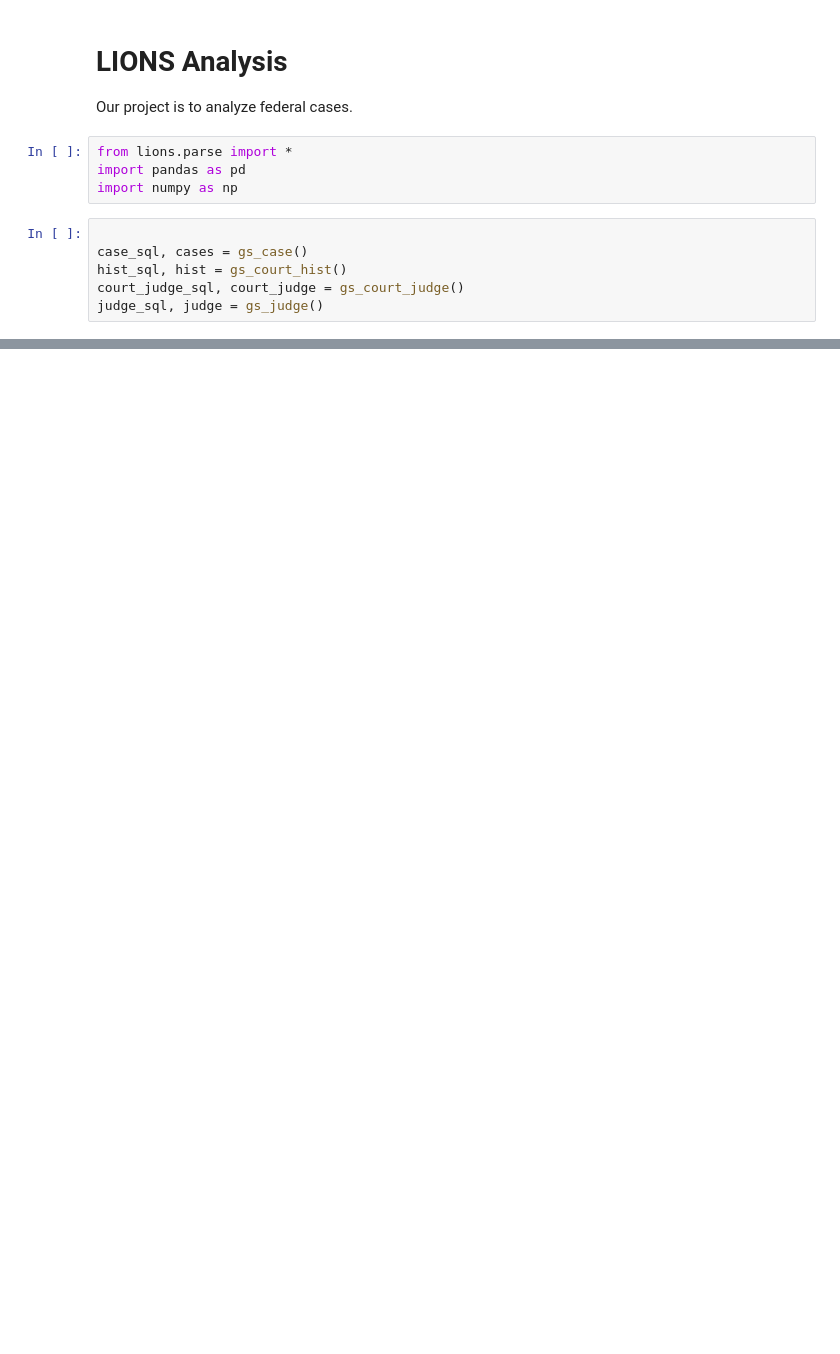
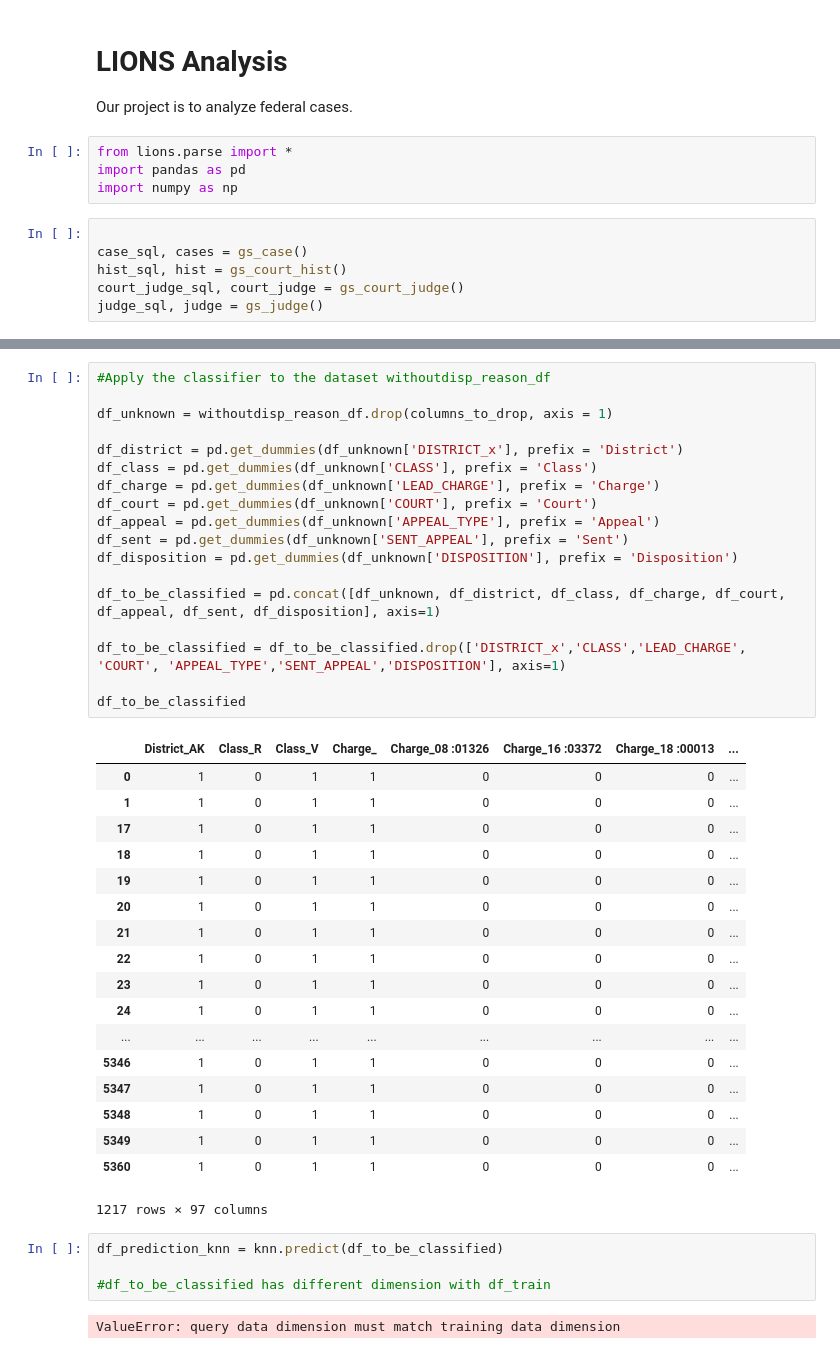
Before and after one commit to bgaudiosi/federal-prosecutors, a Jupyter notebook: project.ipynb, the cells around one changed output, grey strips where cells are left out. Saved outputs shown, nothing was run; the diff lists cells and outputs as text; blank space fills up the shorter version.

Commit message:
classifier added

```diff
--- a/project.ipynb
+++ b/project.ipynb
@@ -134,0 +218,43 @@ df_classify
+# %%
+#Apply the classifier to the dataset withoutdisp_reason_df
+
+df_unknown = withoutdisp_reason_df.drop(columns_to_drop, axis = 1)
+
+df_district = pd.get_dummies(df_unknown['DISTRICT_x'], prefix = 'District')
+df_class = pd.get_dummies(df_unknown['CLASS'], prefix = 'Class')
+df_charge = pd.get_dummies(df_unknown['LEAD_CHARGE'], prefix = 'Charge')
+df_court = pd.get_dummies(df_unknown['COURT'], prefix = 'Court')
+df_appeal = pd.get_dummies(df_unknown['APPEAL_TYPE'], prefix = 'Appeal')
+df_sent = pd.get_dummies(df_unknown['SENT_APPEAL'], prefix = 'Sent')
+df_disposition = pd.get_dummies(df_unknown['DISPOSITION'], prefix = 'Disposition')
+
+df_to_be_classified = pd.concat([df_unknown, df_district, df_class, df_charge, df_court, df_appeal, df_sent, df_disposition], axis=1)
+
+df_to_be_classified = df_to_be_classified.drop(['DISTRICT_x','CLASS','LEAD_CHARGE', 'COURT', 'APPEAL_TYPE','SENT_APPEAL','DISPOSITION'], axis=1)
+
+df_to_be_classified
+# %% [output]
+|  | District_AK | Class_R | Class_V | Charge_ | Charge_08 :01326 | Charge_16 :03372 | Charge_18 :00013 | ... |
+| 0 | 1 | 0 | 1 | 1 | 0 | 0 | 0 | ... |
+| 1 | 1 | 0 | 1 | 1 | 0 | 0 | 0 | ... |
+| 17 | 1 | 0 | 1 | 1 | 0 | 0 | 0 | ... |
+| 18 | 1 | 0 | 1 | 1 | 0 | 0 | 0 | ... |
+| 19 | 1 | 0 | 1 | 1 | 0 | 0 | 0 | ... |
+| 20 | 1 | 0 | 1 | 1 | 0 | 0 | 0 | ... |
+| 21 | 1 | 0 | 1 | 1 | 0 | 0 | 0 | ... |
+| 22 | 1 | 0 | 1 | 1 | 0 | 0 | 0 | ... |
+| 23 | 1 | 0 | 1 | 1 | 0 | 0 | 0 | ... |
+| 24 | 1 | 0 | 1 | 1 | 0 | 0 | 0 | ... |
+| ... | ... | ... | ... | ... | ... | ... | ... | ... |
+| 5346 | 1 | 0 | 1 | 1 | 0 | 0 | 0 | ... |
+| 5347 | 1 | 0 | 1 | 1 | 0 | 0 | 0 | ... |
+| 5348 | 1 | 0 | 1 | 1 | 0 | 0 | 0 | ... |
+| 5349 | 1 | 0 | 1 | 1 | 0 | 0 | 0 | ... |
+| 5360 | 1 | 0 | 1 | 1 | 0 | 0 | 0 | ... |
+1217 rows × 97 columns
+# %%
+df_prediction_knn = knn.predict(df_to_be_classified)
+
+#df_to_be_classified has different dimension with df_train
+# %% [output]
+ValueError: query data dimension must match training data dimension
```
Also changed, not shown: parts of 8 cells of this notebook.
